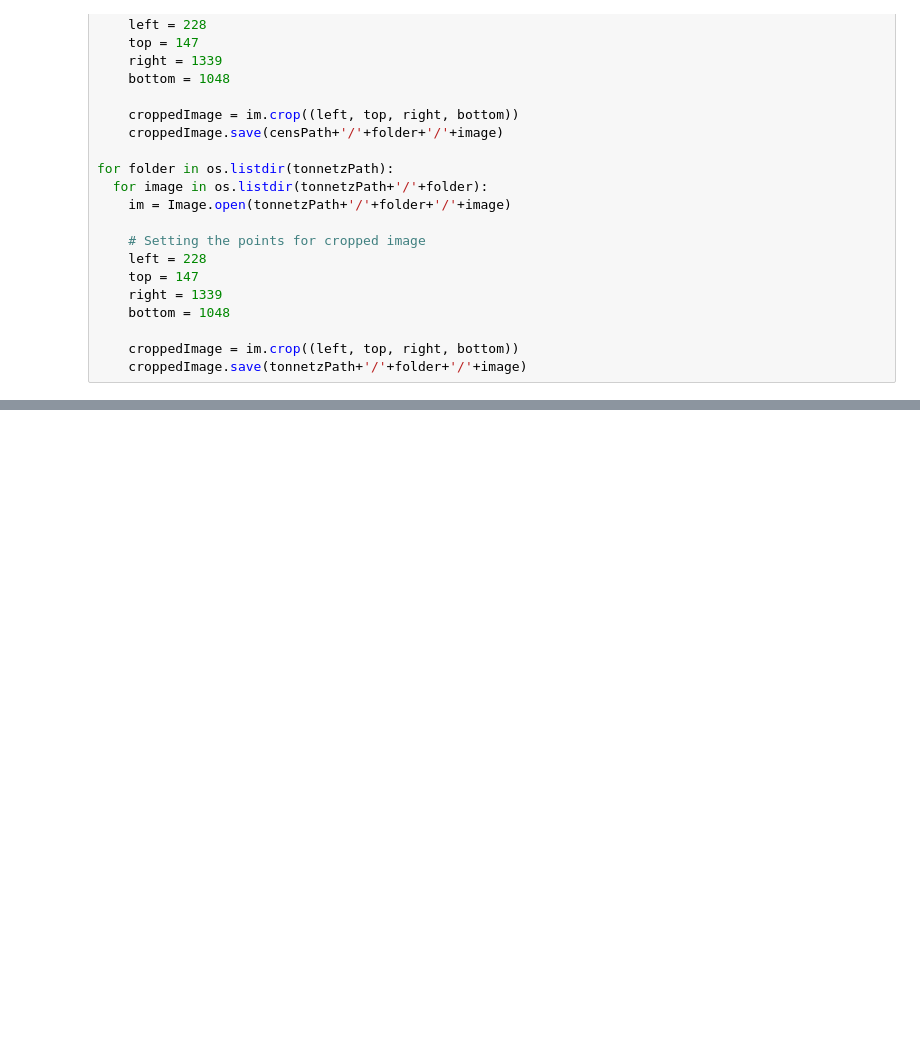
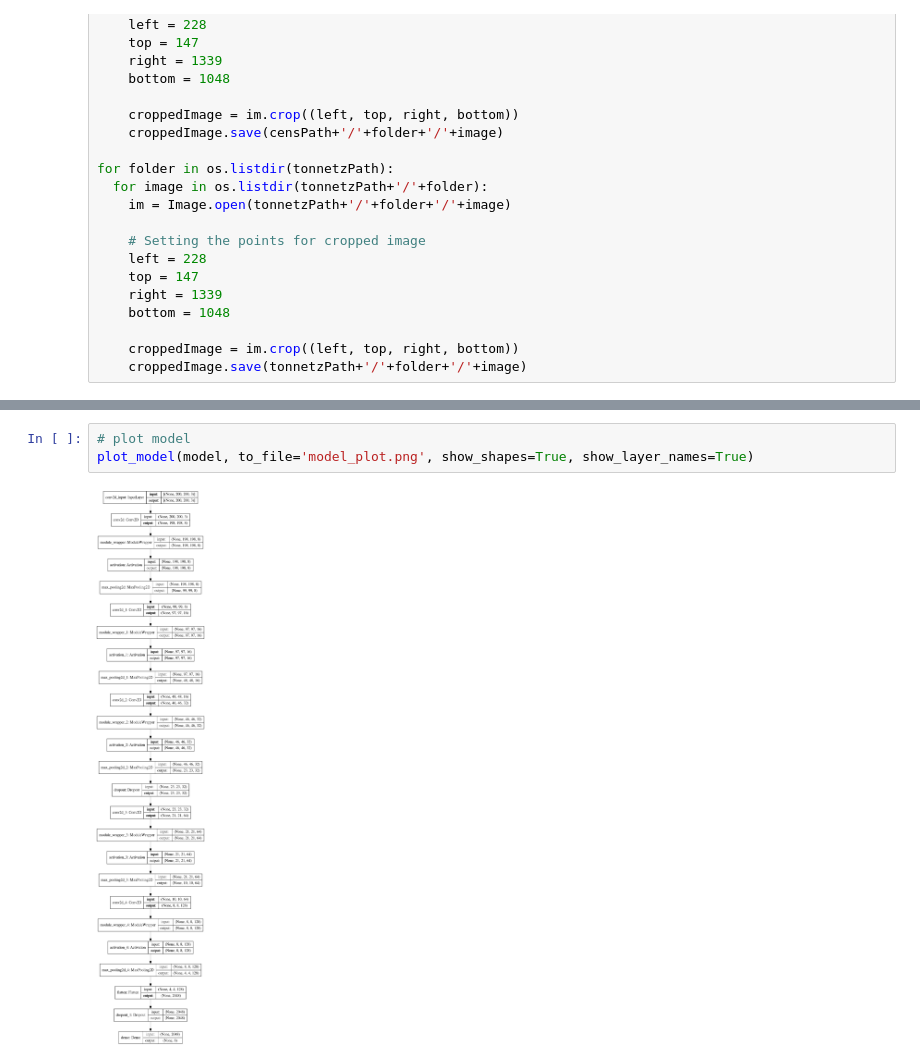
Before and after one commit to mzouros/dl_gmsa, a Jupyter notebook: Greek_Music_Sentiment_Analysis.ipynb, the cells around one changed output, grey strips where cells are left out. Saved outputs shown, nothing was run; the diff lists cells and outputs as text; blank space fills up the shorter version.

```diff
--- a/Greek_Music_Sentiment_Analysis.ipynb
+++ b/Greek_Music_Sentiment_Analysis.ipynb
@@ -910,2 +908,7 @@ model.save('/home/mike/Artificial Intelligence MSc/2nd Semester/4. Deep Learning
+# %%
+# plot model
+plot_model(model, to_file='model_plot.png', show_shapes=True, show_layer_names=True)
+# %% [output]
+[figure, added]
 # %%
 # Evaluate the model
```
Also changed, not shown: parts of 17 cells of this notebook.
